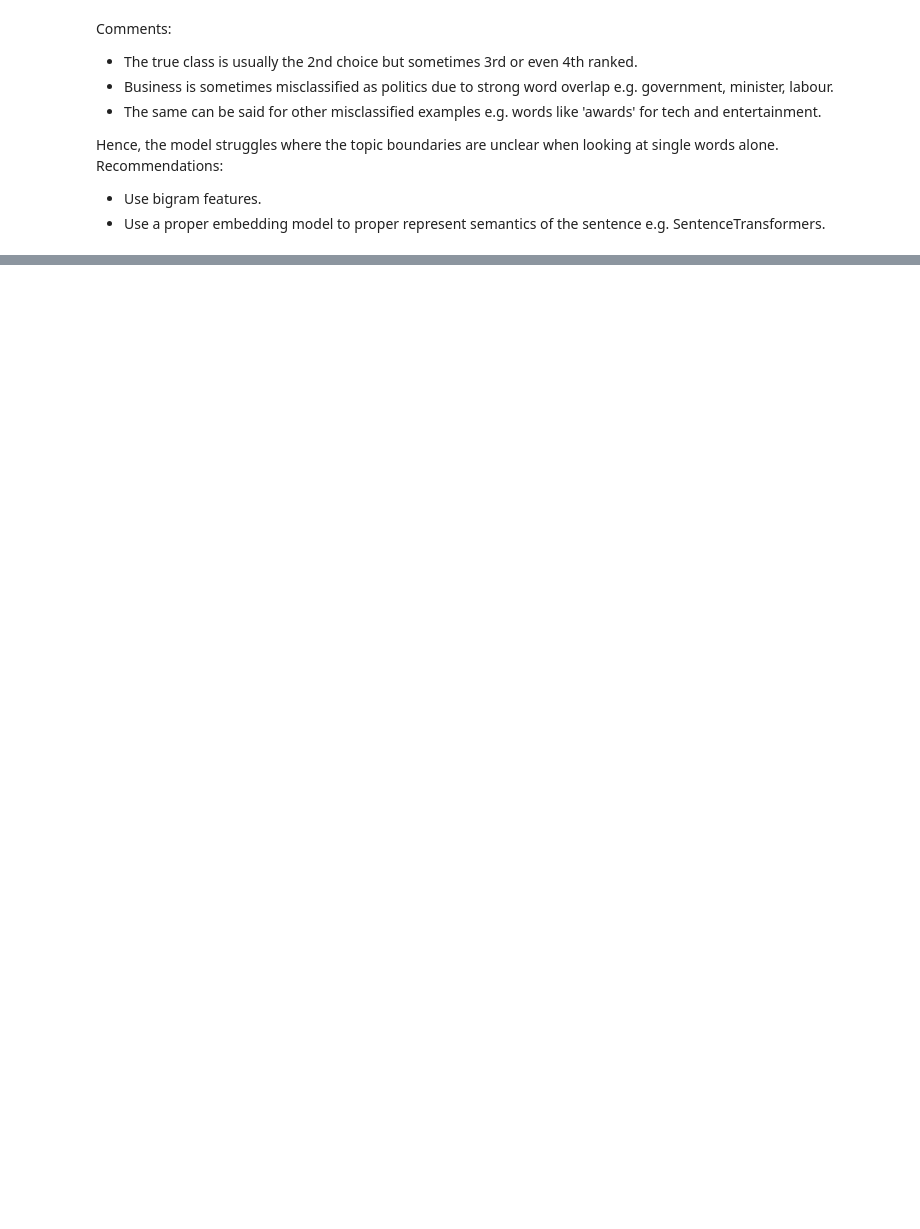
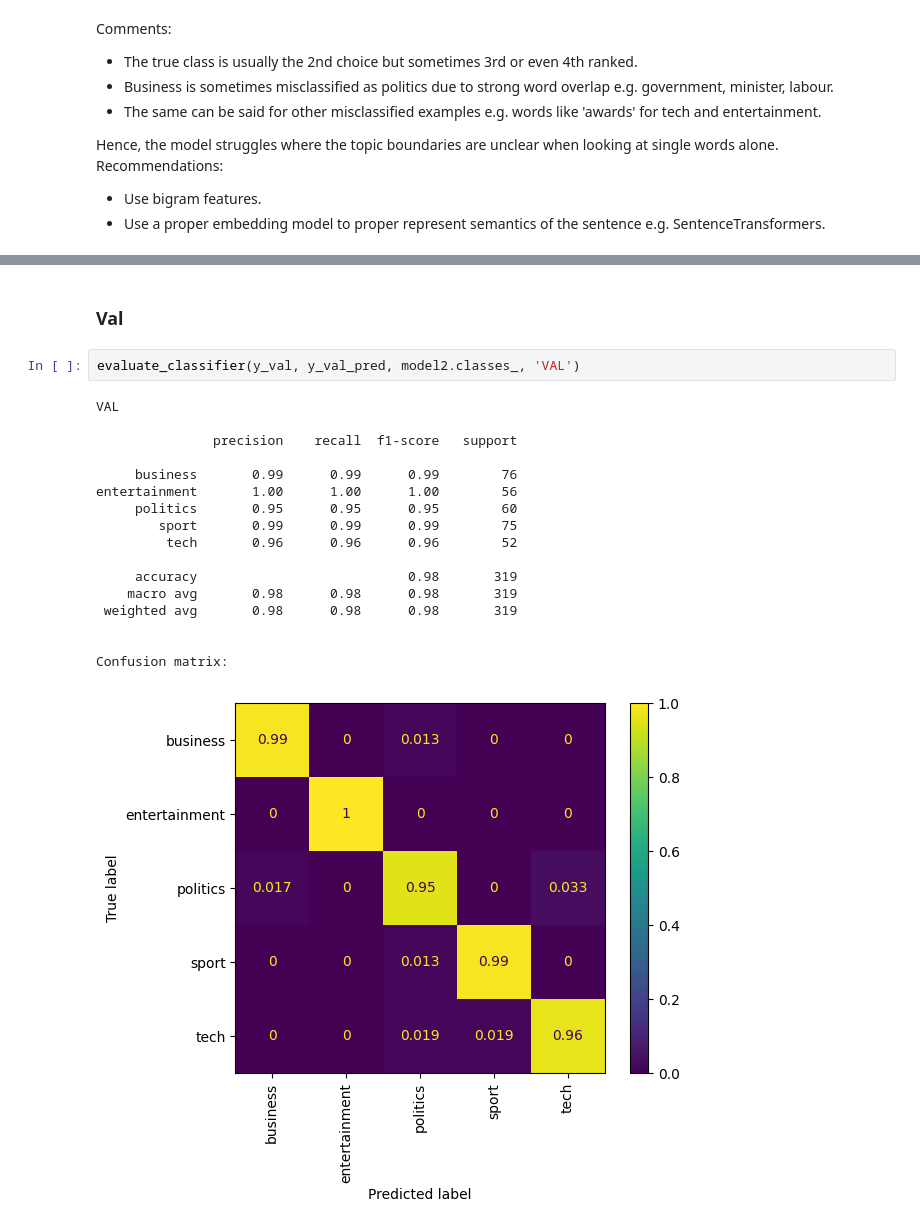
Before and after one commit to AlexMS2015/bbc-news-challenge, a Jupyter notebook: src/notebooks/modelling.ipynb, the cells around one changed output, grey strips where cells are left out. Cells and saved outputs as stored; diff of their text form; blank space fills up the shorter version.

```diff
--- a/src/notebooks/modelling.ipynb
+++ b/src/notebooks/modelling.ipynb
@@ -328,0 +451,22 @@ error_df
+# %% [markdown]
+### Val
+# %%
+evaluate_classifier(y_val, y_val_pred, model2.classes_, 'VAL')
+# %% [output]
+VAL
+
+               precision    recall  f1-score   support
+
+     business       0.99      0.99      0.99        76
+entertainment       1.00      1.00      1.00        56
+     politics       0.95      0.95      0.95        60
+        sport       0.99      0.99      0.99        75
+         tech       0.96      0.96      0.96        52
+
+     accuracy                           0.98       319
+    macro avg       0.98      0.98      0.98       319
+ weighted avg       0.98      0.98      0.98       319
+
+
+Confusion matrix:
+[figure, added]
```
Also changed, not shown: parts of 57 cells of this notebook, 12 other files.
